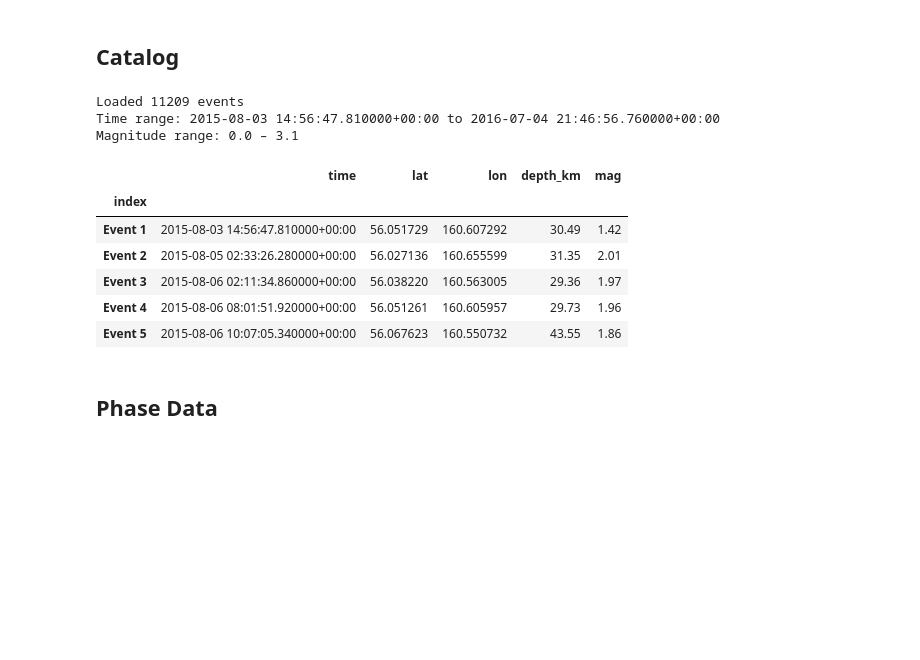
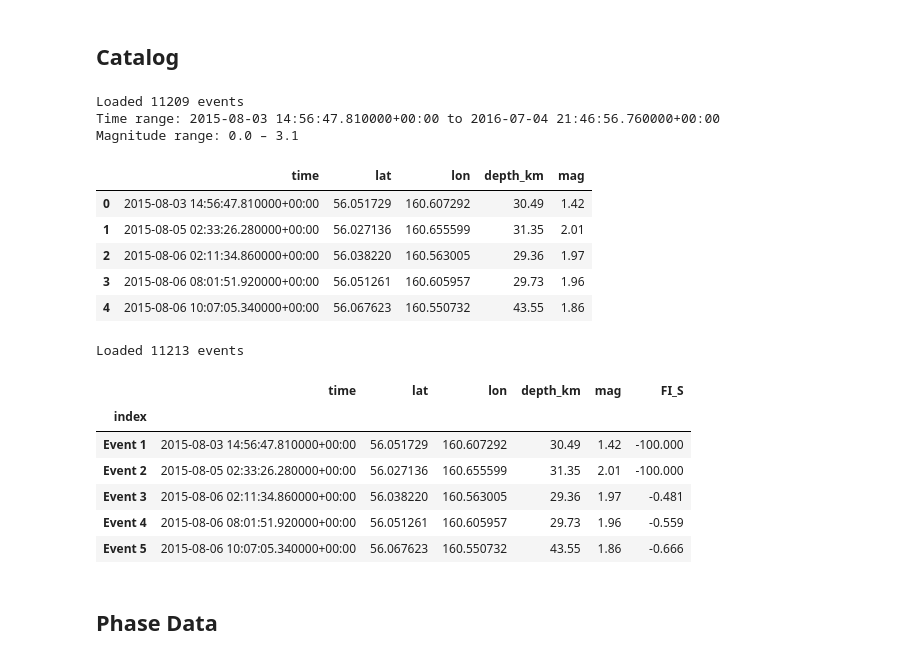
Before and after one commit to Mpinaz/Thesis, a Jupyter notebook: Plots_of_Catalog.ipynb, the cells around one changed output. Saved outputs shown, nothing was run; the diff lists cells and outputs as text; code cells hidden in the pictures; blank space fills up the shorter version.

```diff
--- a/Plots_of_Catalog.ipynb
+++ b/Plots_of_Catalog.ipynb
@@ -125,8 +125,6 @@ catalog = pd.read_csv(
     names=['time', 'lat', 'lon', 'depth_km', 'mag'],
 )
 catalog['time'] = pd.to_datetime(catalog['time'])
-catalog['index'] = [f"Event {i}" for i in range(1,len(catalog)+1)]
-catalog = catalog.set_index("index")
 
 
 print(f"Loaded {len(catalog)} events")
@@ -138,12 +136,37 @@ Loaded 11209 events
 Time range: 2015-08-03 14:56:47.810000+00:00 to 2016-07-04 21:46:56.760000+00:00
 Magnitude range: 0.0 – 3.1
 |  | time | lat | lon | depth_km | mag |
-| index |  |  |  |  |  |
-| Event 1 | 2015-08-03 14:56:47.810000+00:00 | 56.051729 | 160.607292 | 30.49 | 1.42 |
-| Event 2 | 2015-08-05 02:33:26.280000+00:00 | 56.027136 | 160.655599 | 31.35 | 2.01 |
-| Event 3 | 2015-08-06 02:11:34.860000+00:00 | 56.038220 | 160.563005 | 29.36 | 1.97 |
-| Event 4 | 2015-08-06 08:01:51.920000+00:00 | 56.051261 | 160.605957 | 29.73 | 1.96 |
-| Event 5 | 2015-08-06 10:07:05.340000+00:00 | 56.067623 | 160.550732 | 43.55 | 1.86 |
+| 0 | 2015-08-03 14:56:47.810000+00:00 | 56.051729 | 160.607292 | 30.49 | 1.42 |
+| 1 | 2015-08-05 02:33:26.280000+00:00 | 56.027136 | 160.655599 | 31.35 | 2.01 |
+| 2 | 2015-08-06 02:11:34.860000+00:00 | 56.038220 | 160.563005 | 29.36 | 1.97 |
+| 3 | 2015-08-06 08:01:51.920000+00:00 | 56.051261 | 160.605957 | 29.73 | 1.96 |
+| 4 | 2015-08-06 10:07:05.340000+00:00 | 56.067623 | 160.550732 | 43.55 | 1.86 |
+# %%
+FI_catalog = pd.read_csv("/content/Thesis/quake_catalog_with_fi.csv")
+print(f"Loaded {len(FI_catalog)} events")
+FI_catalog.head()
+#  Unisci le 6 colonne in un unico datetime
+FI_catalog = FI_catalog.rename(columns = {'min': 'minute', 'sec': 'second', "mon" : "month", "dep" : "depth_km"})
+FI_catalog.head()
+FI_catalog['time'] = pd.to_datetime(FI_catalog[['year', 'month', 'day', 'hour', 'minute', 'second']], utc = True)
+
+# Fai il join sulle colonne data, lat, lon
+merged = catalog.merge(FI_catalog, on=['time', 'lat', 'lon', "depth_km", "mag"], how='inner')
+catalog = merged.drop(columns=["year",	"month",	"day",	"hour",	"minute",	"second"])
+catalog['index'] = [f"Event {i}" for i in range(1,len(catalog)+1)]
+catalog = catalog.set_index("index")
+# %% [output]
+Loaded 11213 events
+# %%
+catalog.head()
+# %% [output]
+|  | time | lat | lon | depth_km | mag | FI_S |
+| index |  |  |  |  |  |  |
+| Event 1 | 2015-08-03 14:56:47.810000+00:00 | 56.051729 | 160.607292 | 30.49 | 1.42 | -100.000 |
+| Event 2 | 2015-08-05 02:33:26.280000+00:00 | 56.027136 | 160.655599 | 31.35 | 2.01 | -100.000 |
+| Event 3 | 2015-08-06 02:11:34.860000+00:00 | 56.038220 | 160.563005 | 29.36 | 1.97 | -0.481 |
+| Event 4 | 2015-08-06 08:01:51.920000+00:00 | 56.051261 | 160.605957 | 29.73 | 1.96 | -0.559 |
+| Event 5 | 2015-08-06 10:07:05.340000+00:00 | 56.067623 | 160.550732 | 43.55 | 1.86 | -0.666 |
 # %% [markdown]
 ## Phase Data
 # %%
```
Also changed, not shown: parts of 2 cells of this notebook.
